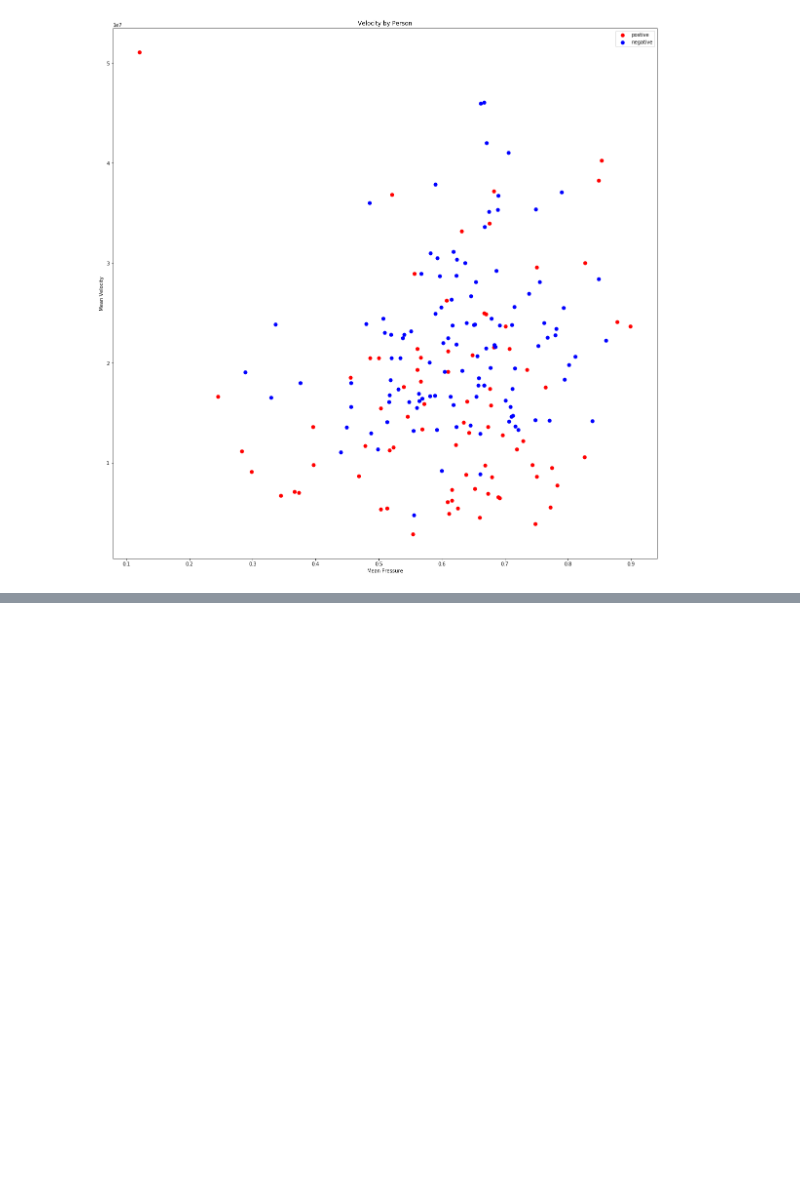
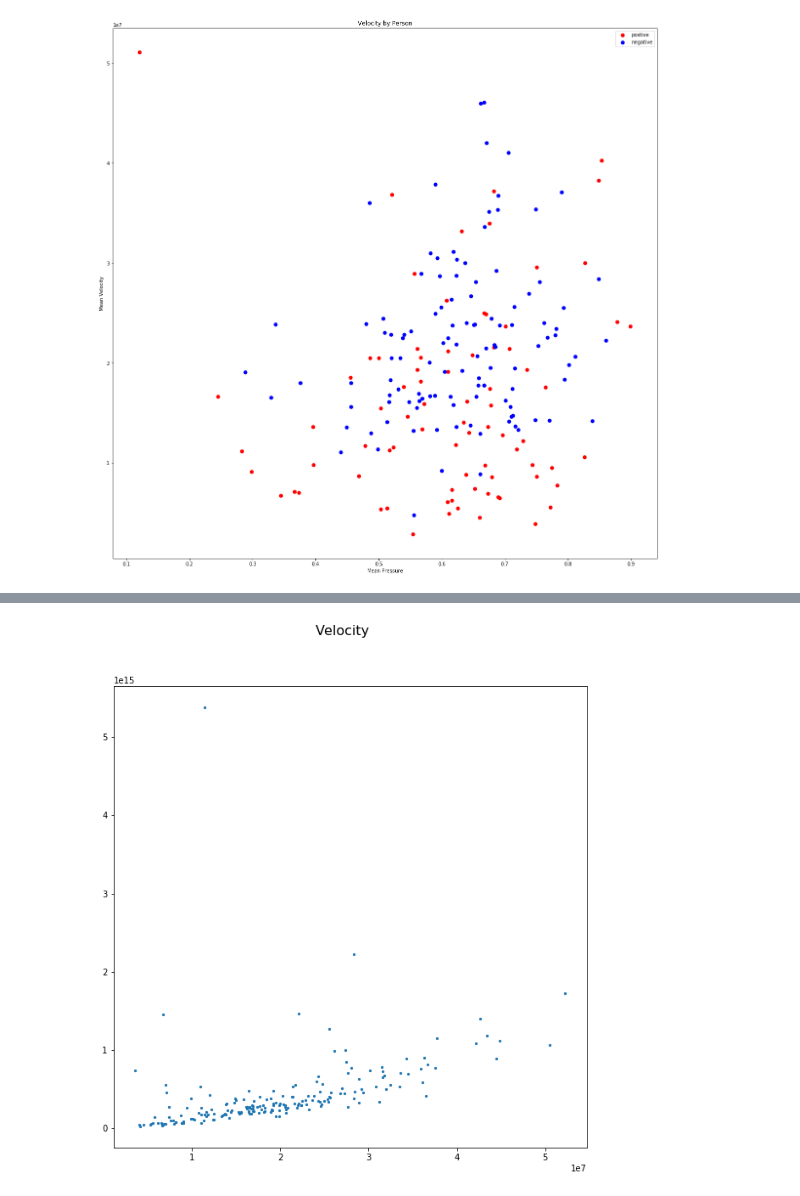
Before and after one commit to p-amonpitakpun/clock-drawing-dnn, a Jupyter notebook: Notebooks/models/pressure_n_velocity.ipynb, the cells around one changed output, grey strips where cells are left out. Saved outputs shown, nothing was run; the diff lists cells and outputs as text; code cells hidden in the pictures; blank space fills up the shorter version.

```diff
--- a/Notebooks/models/pressure_n_velocity.ipynb
+++ b/Notebooks/models/pressure_n_velocity.ipynb
@@ -379,0 +401,19 @@ test_objects(dat)
+# %%
+fig, ax = plt.subplots(figsize=(10, 10))
+fig.suptitle('Velocity', fontsize=16)
+
+v_mean = []
+v_var = []
+for i in range(N):
+    V = velocity[i][:, 0]
+    T = velocity[i][:, 1]
+
+    s = sum(V * T)
+    t = sum(T)
+    v_mean.append(s / t)
+    v_var.append(np.var(velocity[i][:, 0]))
+
+ax.scatter(v_mean, v_var, s=5)
+plt.show()
+# %% [output]
+[figure, added]
```
Also changed, not shown: parts of 7 cells of this notebook, 1 other file.
